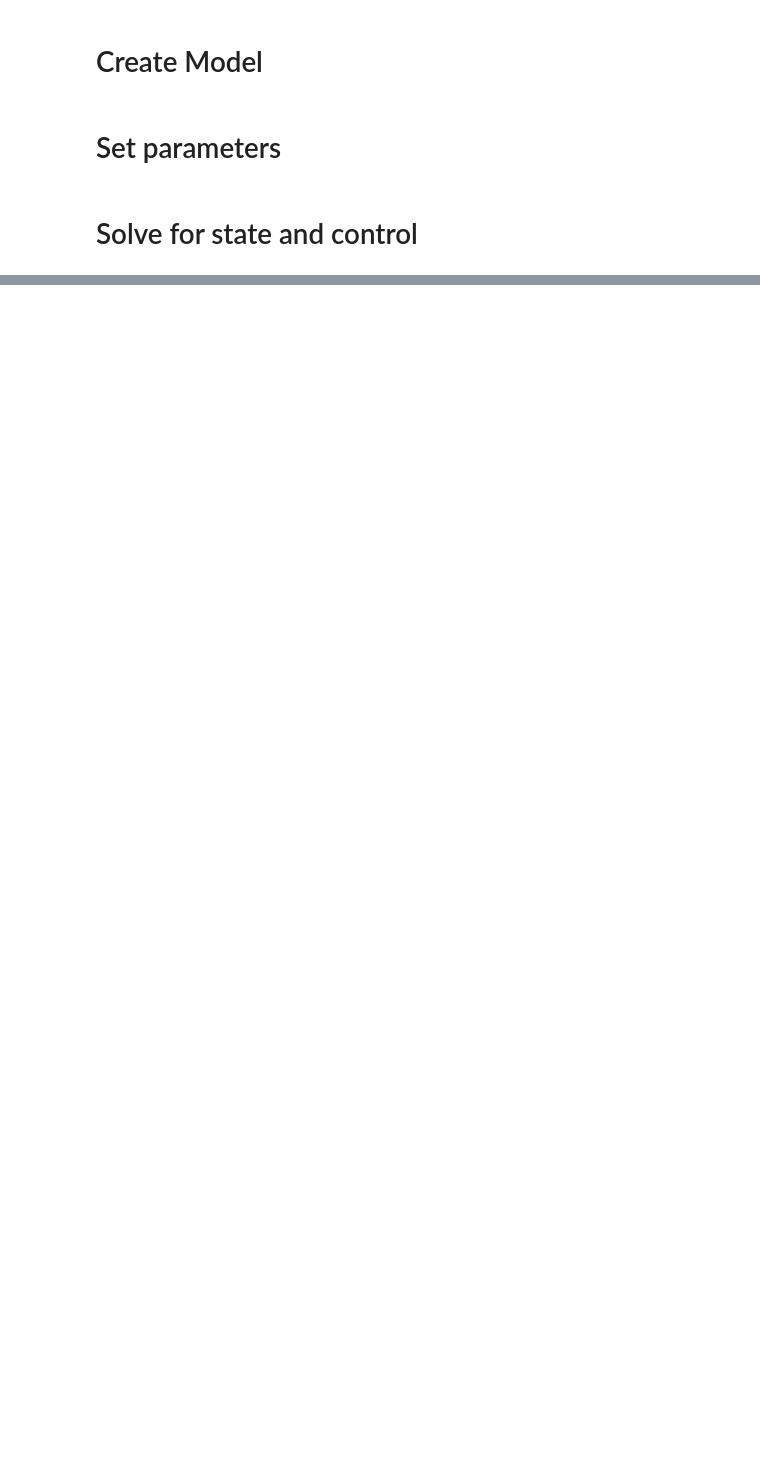
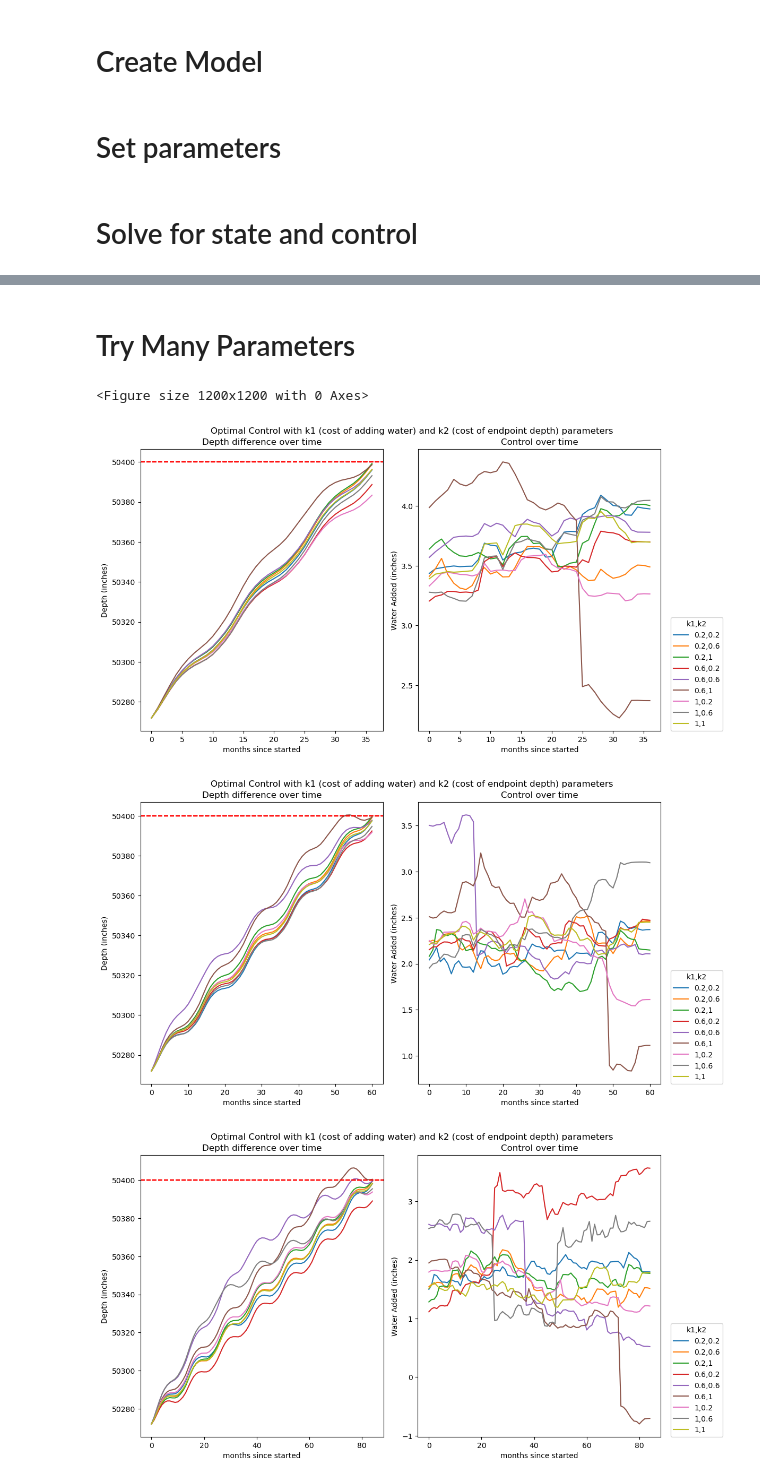
Before and after one commit to chloe-engler-hart/vol4_project, a Jupyter notebook: Scripts/LQR_depth_diff(better_method).ipynb, the cells around one changed output, grey strips where cells are left out. Saved outputs shown, nothing was run; the diff lists cells and outputs as text; code cells hidden in the pictures; blank space fills up the shorter version.

```diff
--- a/Scripts/LQR_depth_diff(better_method).ipynb
+++ b/Scripts/LQR_depth_diff(better_method).ipynb
@@ -224,0 +222,73 @@ plt.show()
+# %% [markdown]
+# Try Many Parameters
+# %%
+plt.figure(figsize=(12,12))
+# for alpha in [0.01,0.03,0.05,0.07,0.1]:
+for tf in [36,60,84,120]:
+        plt.figure(figsize=(12,12))
+        for k1 in [0.2,0.6,1]:
+                for k2 in [0.2,0.6,1]:
+                        # Set parameters
+                        alpha = 0.05
+                        beta = 1 #change in depth = alpha*rainfall + beta*evaporation
+                        epsilon = 0 #rainfall = epsilon*change in depth + lambda(t)
+                        delta = 0 #evaporation = delta*change in depth + gamma(t)
+                        row = .98
+                        # tf = 60
+
+                        # Set x0
+                        x0 = np.array([-128, 4.4, 0, 1])
+
+                        # Create parameter dict
+                        params = {'alpha': alpha, 'beta':beta, 'epsilon':epsilon,
+                                'delta': delta, 'row':row, 'gamma':gamma,
+                                'lambda': lambda_}
+
+                        # Find state and control
+                        sl = salt_lake(k1,k2,params,tf,x0)
+                        x = sl.find_state()
+                        t_vals = np.linspace(0, tf, tf+1)
+                        x_vals = x(t_vals)
+                        u = sl.find_control(t_vals)
+
+                        # Plot depth
+                        plt.subplot(2,2,1)
+                        plt.axhline(y = 50400, color = 'r', linestyle = '--')
+                        # plt.plot(t_vals, x_vals[0], label=f'{k1},{k2}')
+                        plt.plot(t_vals, x_vals[0]+50400, label=f'{k1},{k2}')
+                        plt.xlabel('months since started')
+                        plt.ylabel('Depth (inches)')
+                        # plt.ylabel('Difference in depth (inches)')
+                        plt.title('Depth difference over time')
+
+                        # Plot control
+                        plt.subplot(2,2,2)
+                        plt.plot(t_vals, u, label=f'{k1},{k2}')
+                        plt.xlabel('months since started')
+                        plt.ylabel('Water Added (inches)')
+                        plt.title('Control over time')
+        plt.legend(loc=(1.04, 0), title='k1,k2')
+        plt.suptitle('Optimal Control with k1 (cost of adding water) and k2 (cost of endpoint depth) parameters')
+        plt.tight_layout()
+        plt.show()
+
+            # # Plot precipitation
+            # plt.subplot(2,2,3)
+            # plt.plot(t_vals, x_vals[1])
+            # plt.xlabel('months since started')
+            # plt.ylabel('Precipitation')
+            # plt.title('Precipitation over time')
+
+            # # Plot evaporation
+            # plt.subplot(2,2,4)
+            # plt.plot(t_vals, x_vals[2])
+            # plt.xlabel('months since started')
+            # plt.ylabel('Evaoporation')
+            # plt.title('Evaporation over time')
+            # plt.tight_layout()
+            # plt.show()
+# %% [output]
+<Figure size 1200x1200 with 0 Axes>
+[figure, added]
+[figure, added]
+[figure, added]
```
Also changed, not shown: parts of 2 cells of this notebook.
